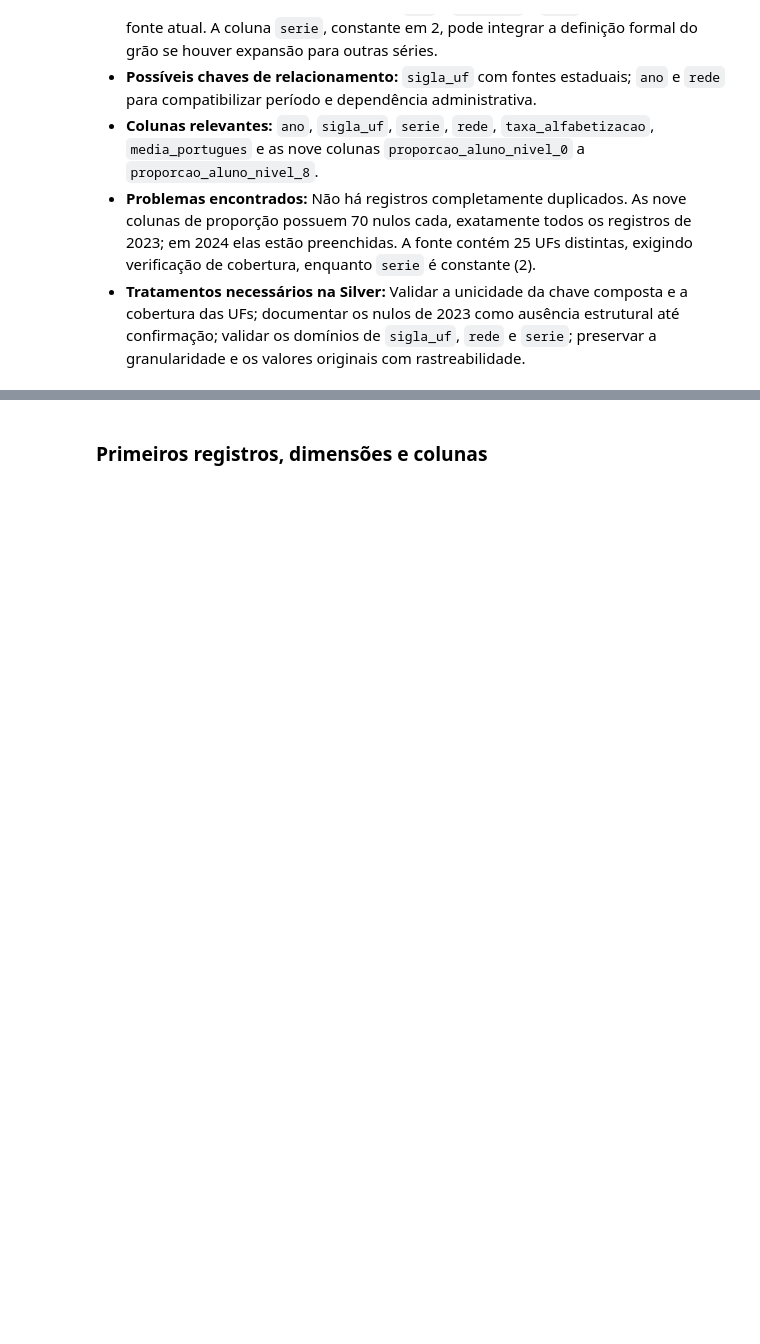
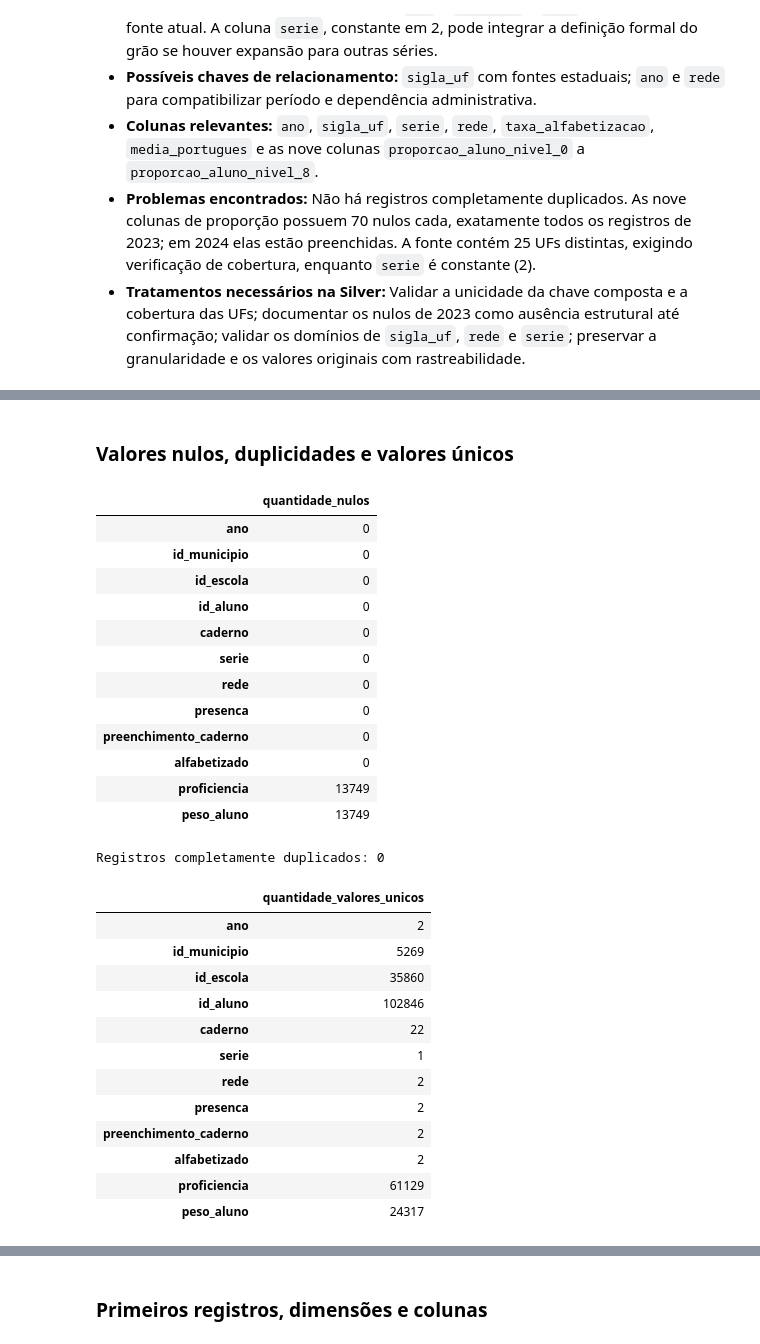
Before and after one commit to paollalopes/literacy-data-pipeline, a Jupyter notebook: notebooks/00_exploracao/exploracao_datasets.ipynb, the cells around one changed output, grey strips where cells are left out. Saved outputs shown, nothing was run; the diff lists cells and outputs as text; code cells hidden in the pictures; blank space fills up the shorter version.

```diff
--- a/notebooks/00_exploracao/exploracao_datasets.ipynb
+++ b/notebooks/00_exploracao/exploracao_datasets.ipynb
@@ -269,0 +337,34 @@ Registros completamente duplicados: 0
+# %% [markdown]
+### Valores nulos, duplicidades e valores únicos
+# %%
+display(avaliacao_alunos.isnull().sum().rename('quantidade_nulos').to_frame())
+print(f'Registros completamente duplicados: {avaliacao_alunos.duplicated().sum()}')
+display(avaliacao_alunos.nunique().rename('quantidade_valores_unicos').to_frame())
+# %% [output]
+|  | quantidade_nulos |
+| ano | 0 |
+| id_municipio | 0 |
+| id_escola | 0 |
+| id_aluno | 0 |
+| caderno | 0 |
+| serie | 0 |
+| rede | 0 |
+| presenca | 0 |
+| preenchimento_caderno | 0 |
+| alfabetizado | 0 |
+| proficiencia | 13749 |
+| peso_aluno | 13749 |
+Registros completamente duplicados: 0
+|  | quantidade_valores_unicos |
+| ano | 2 |
+| id_municipio | 5269 |
+| id_escola | 35860 |
+| id_aluno | 102846 |
+| caderno | 22 |
+| serie | 1 |
+| rede | 2 |
+| presenca | 2 |
+| preenchimento_caderno | 2 |
+| alfabetizado | 2 |
+| proficiencia | 61129 |
+| peso_aluno | 24317 |
```
Also changed, not shown: parts of 12 cells of this notebook.
